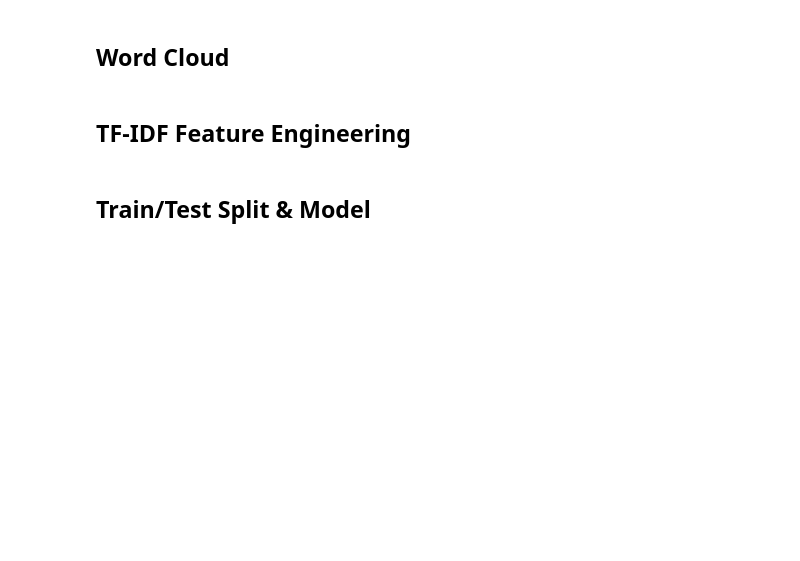
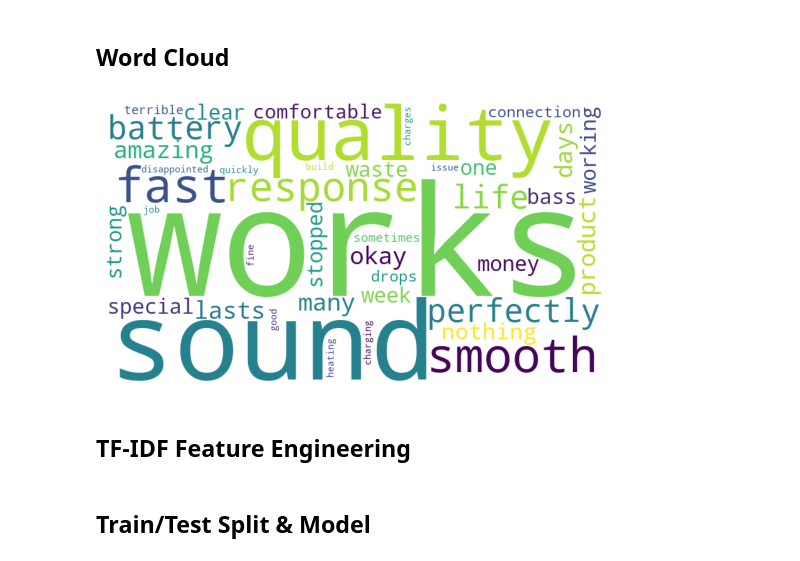
Before and after one commit to FatimaZulfiqarAli-123/Sentiment_Data_Analysis, a Jupyter notebook: amazon_sentiment_analysis.ipynb, the cells around one changed output. Drawn from its saved outputs; the diff is of its cells as text; code cells hidden in the pictures; blank space fills up the shorter version.

Commit message:
Updated EDA notebook with charts and insights

```diff
--- a/amazon_sentiment_analysis.ipynb
+++ b/amazon_sentiment_analysis.ipynb
@@ -54,10 +79,12 @@ plt.show()
 ## Word Cloud
 # %%
 text = ' '.join(df['review_text'])
-wc = WordCloud(width=800, height=400, background_color='white').generate(text)
+wc = WordCloud(width=800, height=450, background_color='white').generate(text)
 plt.imshow(wc)
 plt.axis('off')
 plt.show()
+# %% [output]
+[figure, added]
 # %% [markdown]
 ## TF-IDF Feature Engineering
 # %%
```
Also changed, not shown: parts of 8 cells of this notebook.
